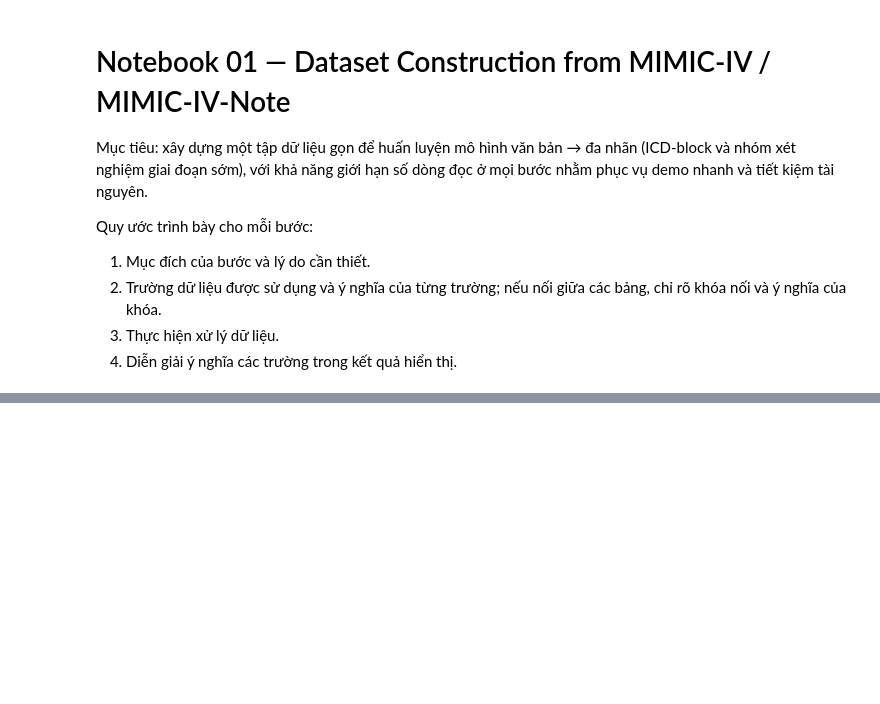
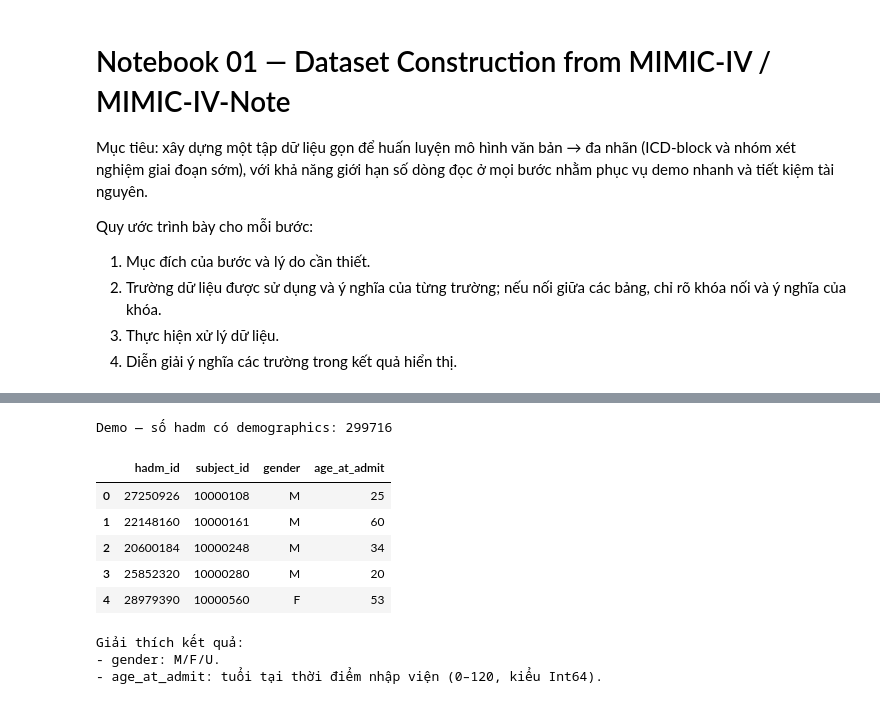
Before and after one commit to iamKhang/revita-sympdiag, a Jupyter notebook: notebooks/01_data_preprocessing_mimiciv.ipynb, the cells around one changed output, grey strips where cells are left out. Saved outputs shown, nothing was run; the diff lists cells and outputs as text; code cells hidden in the pictures; blank space fills up the shorter version.

```diff
--- a/notebooks/01_data_preprocessing_mimiciv.ipynb
+++ b/notebooks/01_data_preprocessing_mimiciv.ipynb
@@ -197,0 +303,50 @@ Nối theo `hadm_id` giữa `labevents` và `admissions` để tính thời gian
+# %%
+# --- Bước 2.5: Tính demographics (gender, age_at_admit) ---
+pat_path = HOSP_DIR / "patients.csv.gz"
+
+# Đọc demographics
+patients = pd.read_csv(
+    pat_path,
+    usecols=["subject_id", "gender", "anchor_age", "anchor_year"],
+    compression="gzip",
+)
+patients["gender"] = patients["gender"].astype(str).str.upper().str[0]  # 'M'/'F'/'U'
+
+# Map hadm_id -> subject_id từ icd_df
+hadm_subject = icd_df[["hadm_id", "subject_id"]].drop_duplicates()
+
+# Lấy năm nhập viện từ admissions_idx (Series indexed by hadm_id)
+adm_year = admissions_idx.to_frame(name="admittime").reset_index()
+adm_year["admit_year"] = adm_year["admittime"].dt.year
+
+# Ghép để tính tuổi tại nhập viện
+age_df = (
+    hadm_subject
+    .merge(patients, on="subject_id", how="left")
+    .merge(adm_year[["hadm_id", "admit_year"]], on="hadm_id", how="left")
+)
+age_df["age_at_admit"] = age_df["anchor_age"] + (age_df["admit_year"] - age_df["anchor_year"])
+age_df["age_at_admit"] = (
+    age_df["age_at_admit"].clip(lower=0, upper=120).round().astype("Int64")
+)
+
+demo_df = age_df[["hadm_id", "subject_id", "gender", "age_at_admit"]].copy()
+
+# sanity checks
+print("Demo — số hadm có demographics:", demo_df["hadm_id"].nunique())
+display(demo_df.head())
+
+print("Giải thích kết quả:")
+print("- gender: M/F/U.")
+print("- age_at_admit: tuổi tại thời điểm nhập viện (0–120, kiểu Int64).")
+# %% [output]
+Demo — số hadm có demographics: 299716
+|  | hadm_id | subject_id | gender | age_at_admit |
+| 0 | 27250926 | 10000108 | M | 25 |
+| 1 | 22148160 | 10000161 | M | 60 |
+| 2 | 20600184 | 10000248 | M | 34 |
+| 3 | 25852320 | 10000280 | M | 20 |
+| 4 | 28979390 | 10000560 | F | 53 |
+Giải thích kết quả:
+- gender: M/F/U.
+- age_at_admit: tuổi tại thời điểm nhập viện (0–120, kiểu Int64).
```
Also changed, not shown: parts of 27 cells of this notebook.
